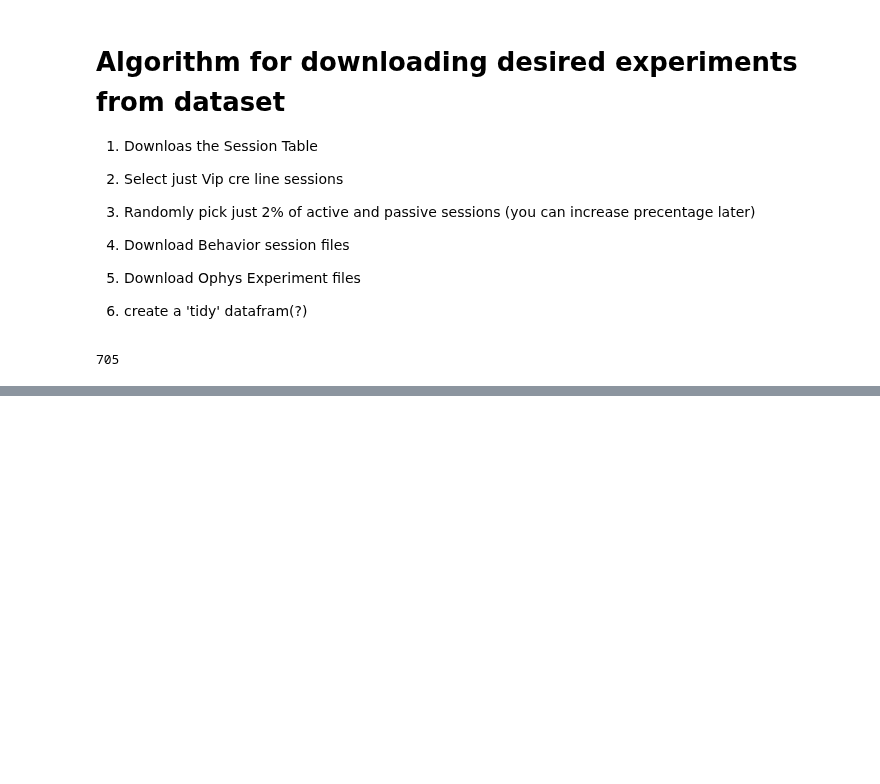
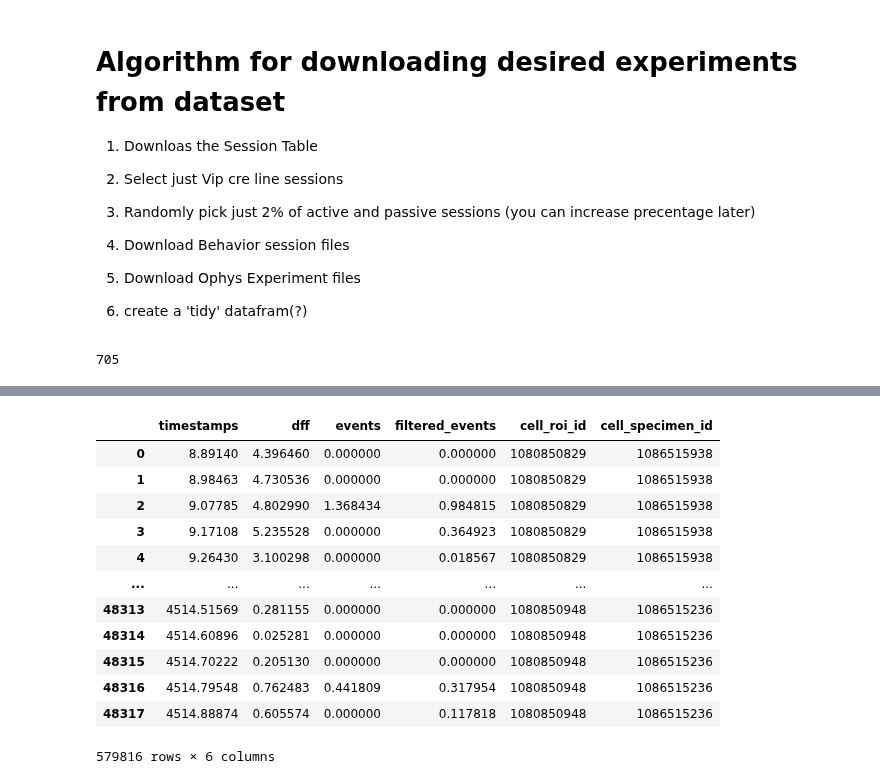
Before and after one commit to MiladQolami/NeuroMatch_2022_group_project, a Jupyter notebook: Coding_Exercise.ipynb, the cells around one changed output, grey strips where cells are left out. Drawn from its saved outputs; the diff is of its cells as text; code cells hidden in the pictures; blank space fills up the shorter version.

```diff
--- a/Coding_Exercise.ipynb
+++ b/Coding_Exercise.ipynb
@@ -420,0 +457,16 @@ for active_experiment_id_list in active_experiment_ids:
+# %%
+tidy1=ophys.build_tidy_cell_df(active1)
+# %% [output]
+|  | timestamps | dff | events | filtered_events | cell_roi_id | cell_specimen_id |
+| 0 | 8.89140 | 4.396460 | 0.000000 | 0.000000 | 1080850829 | 1086515938 |
+| 1 | 8.98463 | 4.730536 | 0.000000 | 0.000000 | 1080850829 | 1086515938 |
+| 2 | 9.07785 | 4.802990 | 1.368434 | 0.984815 | 1080850829 | 1086515938 |
+| 3 | 9.17108 | 5.235528 | 0.000000 | 0.364923 | 1080850829 | 1086515938 |
+| 4 | 9.26430 | 3.100298 | 0.000000 | 0.018567 | 1080850829 | 1086515938 |
+| ... | ... | ... | ... | ... | ... | ... |
+| 48313 | 4514.51569 | 0.281155 | 0.000000 | 0.000000 | 1080850948 | 1086515236 |
+| 48314 | 4514.60896 | 0.025281 | 0.000000 | 0.000000 | 1080850948 | 1086515236 |
+| 48315 | 4514.70222 | 0.205130 | 0.000000 | 0.000000 | 1080850948 | 1086515236 |
+| 48316 | 4514.79548 | 0.762483 | 0.441809 | 0.317954 | 1080850948 | 1086515236 |
+| 48317 | 4514.88874 | 0.605574 | 0.000000 | 0.117818 | 1080850948 | 1086515236 |
+579816 rows × 6 columns
```
Also changed, not shown: parts of 20 cells of this notebook.
